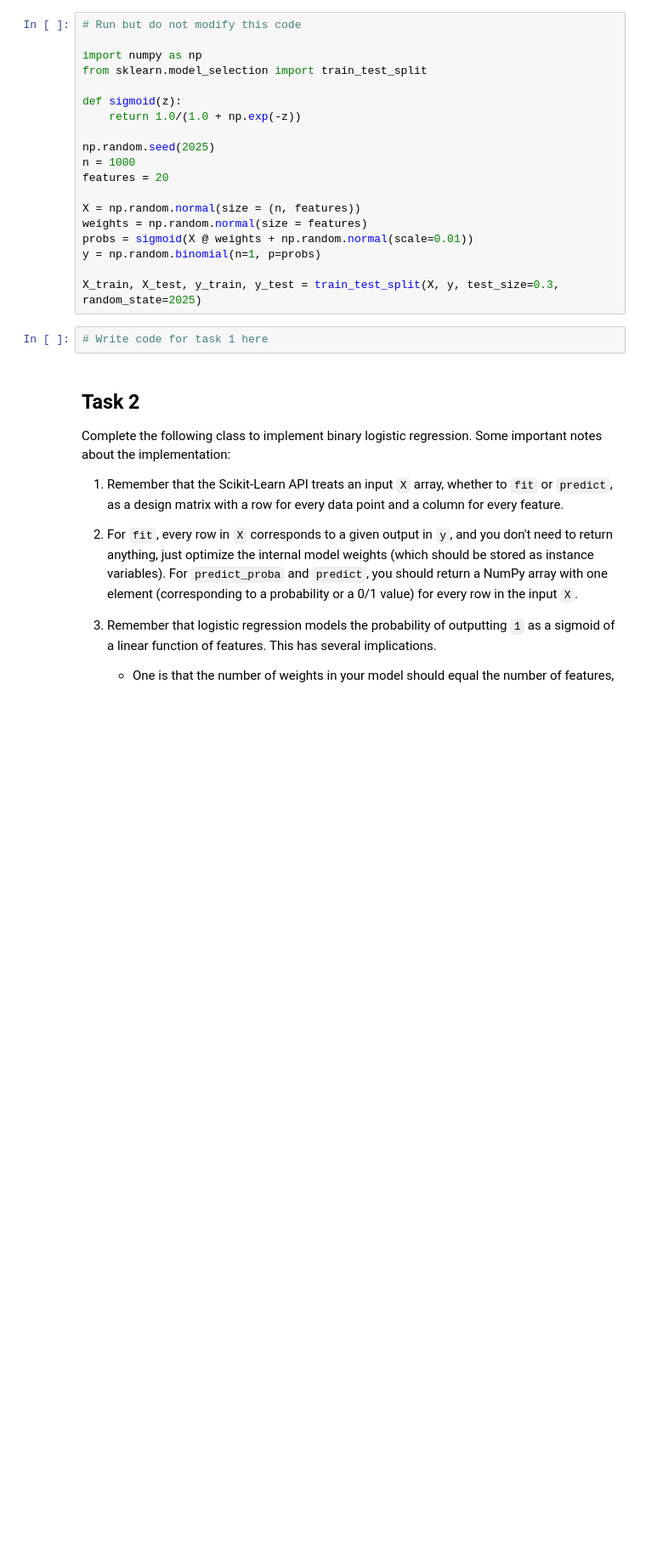
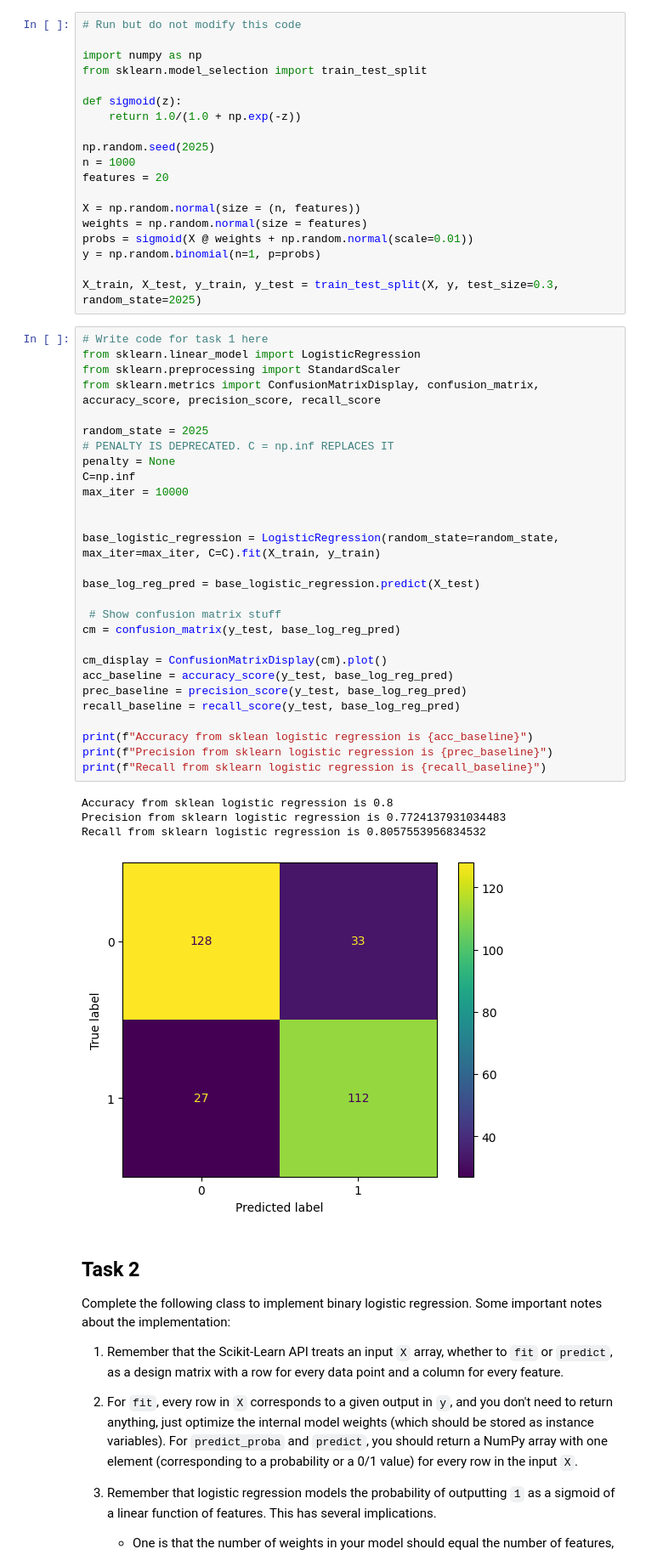
Before and after one commit to marcusmcfadden/CS372_HW, a Jupyter notebook: hw2/2-logistic.ipynb, the cells around one changed output. Shown at 85% size. Cells and saved outputs as stored; diff of their text form; blank space fills up the shorter version.

Commit message:
draft of logistic

```diff
--- a/hw2/2-logistic.ipynb
+++ b/hw2/2-logistic.ipynb
@@ -104,8 +104,39 @@ probs = sigmoid(X @ weights + np.random.normal(scale=0.01))
 y = np.random.binomial(n=1, p=probs)
 
 X_train, X_test, y_train, y_test = train_test_split(X, y, test_size=0.3, random_state=2025)
-# %%
-# Write code for task 1 here
+# %%
+# Write code for task 1 here
+from sklearn.linear_model import LogisticRegression
+from sklearn.preprocessing import StandardScaler
+from sklearn.metrics import ConfusionMatrixDisplay, confusion_matrix, accuracy_score, precision_score, recall_score
+
+random_state = 2025
+# PENALTY IS DEPRECATED. C = np.inf REPLACES IT
+penalty = None
+C=np.inf
+max_iter = 10000
+
+
+base_logistic_regression = LogisticRegression(random_state=random_state, max_iter=max_iter, C=C).fit(X_train, y_train)
+
+base_log_reg_pred = base_logistic_regression.predict(X_test)
+
+ # Show confusion matrix stuff
+cm = confusion_matrix(y_test, base_log_reg_pred)
+
+cm_display = ConfusionMatrixDisplay(cm).plot()
+acc_baseline = accuracy_score(y_test, base_log_reg_pred)
+prec_baseline = precision_score(y_test, base_log_reg_pred)
+recall_baseline = recall_score(y_test, base_log_reg_pred)
+
+print(f"Accuracy from sklean logistic regression is {acc_baseline}")
+print(f"Precision from sklearn logistic regression is {prec_baseline}")
+print(f"Recall from sklearn logistic regression is {recall_baseline}")
+# %% [output]
+Accuracy from sklean logistic regression is 0.8
+Precision from sklearn logistic regression is 0.7724137931034483
+Recall from sklearn logistic regression is 0.8057553956834532
+[figure, added]
 # %% [markdown]
 ## Task 2
 
```
Also changed, not shown: parts of 3 cells of this notebook.
